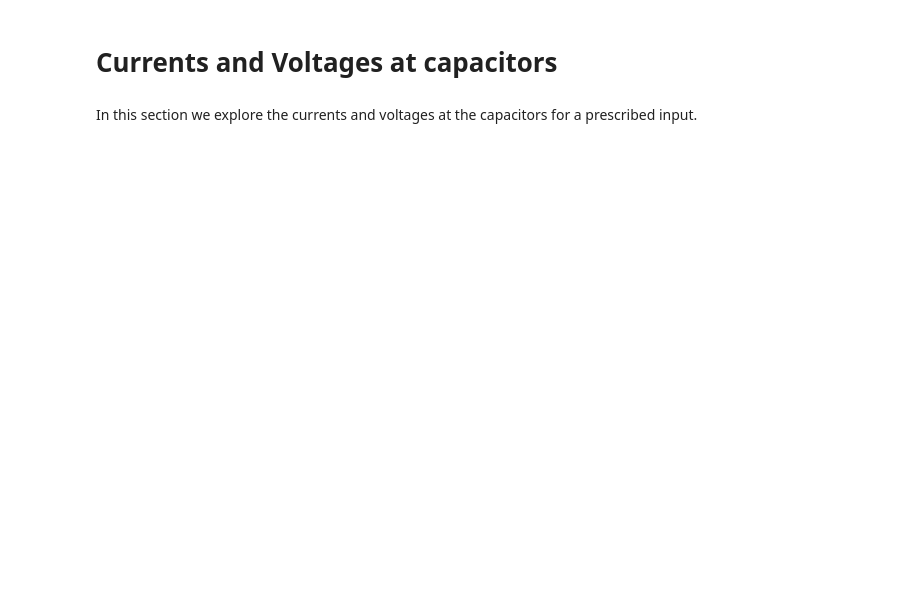
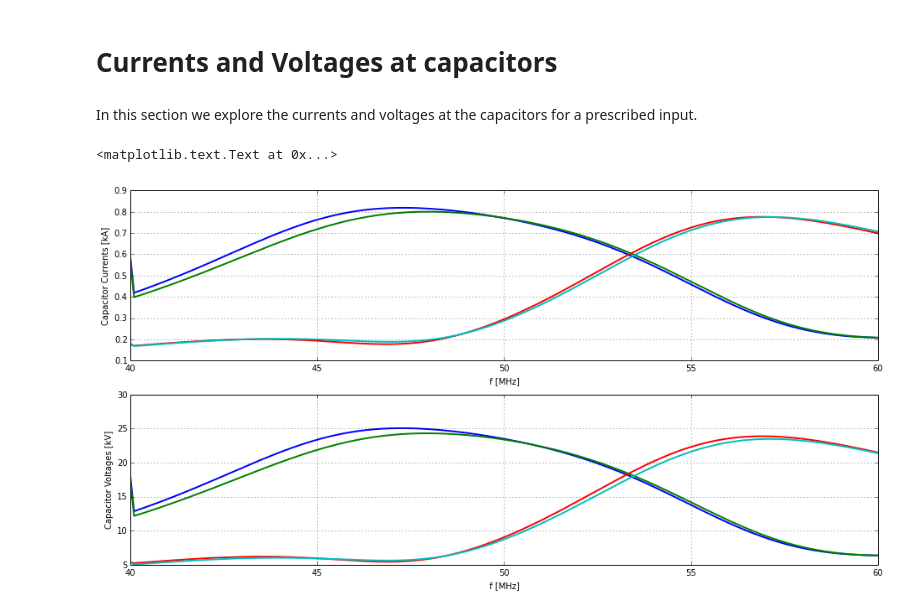
Before and after one commit to Hash--/ICRH, a Jupyter notebook: notebooks/RDL_matching_TOPICA.ipynb, the cells around one changed output. Cells and saved outputs as stored; diff of their text form; code cells hidden in the pictures; blank space fills up the shorter version.

```diff
--- a/notebooks/RDL_matching_TOPICA.ipynb
+++ b/notebooks/RDL_matching_TOPICA.ipynb
@@ -212,3 +190,19 @@ axis([0.2, 8.8, 20, 100])
 # Currents and Voltages at capacitors
 # %% [markdown]
 In this section we explore the currents and voltages at the capacitors for a prescribed input.
+# %%
+I, V = RDL.get_currents_and_voltages(power_in, phase_in)
+# %%
+subplot(211)
+plot(RDL.get_f()/1e6, abs(I), lw=2)
+grid(True)
+xlabel('f [MHz]')
+ylabel('Capacitor Currents [kA]')
+subplot(212)
+plot(RDL.get_f()/1e6, abs(V), lw=2)
+grid(True)
+xlabel('f [MHz]')
+ylabel('Capacitor Voltages [kV]')
+# %% [output]
+<matplotlib.text.Text at 0x...>
+[figure, added]
```
Also changed, not shown: parts of 15 cells of this notebook, 4 other files.
